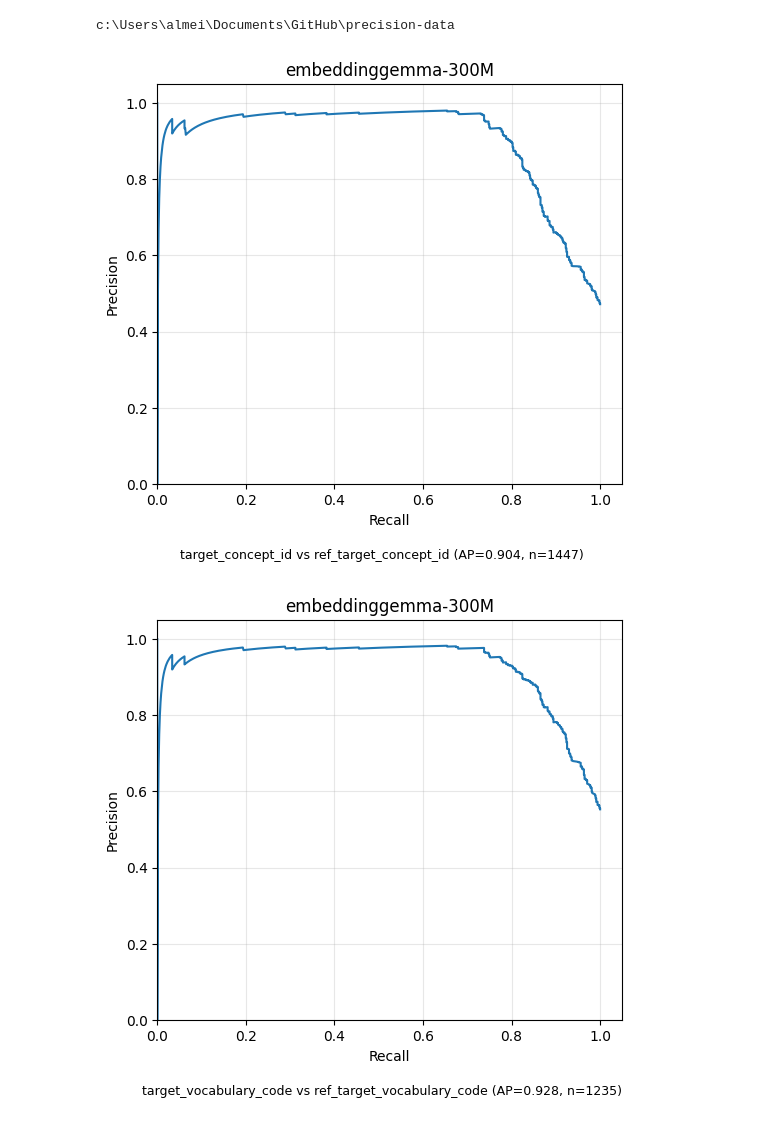
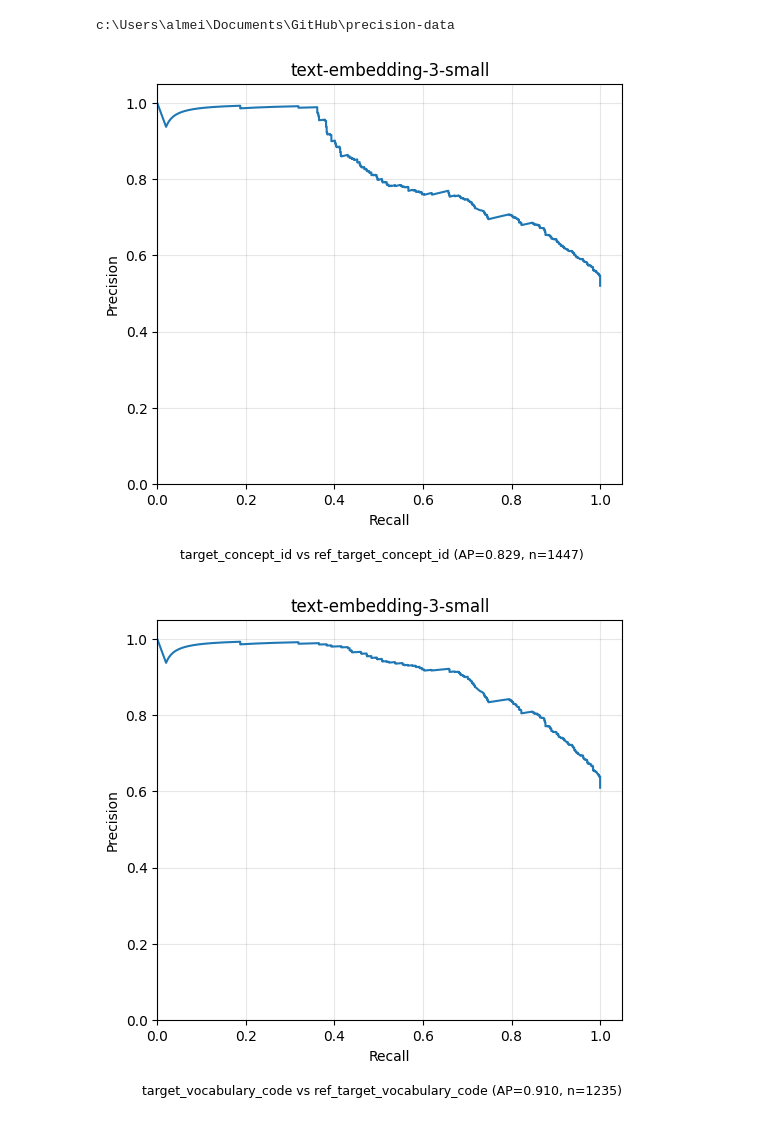
Before and after one commit to precisiondata/aatm, a Jupyter notebook: notebooks/eval.ipynb, the cells around one changed output. Saved outputs shown, nothing was run; the diff lists cells and outputs as text; code cells hidden in the pictures.

Commit message:
llm selectors

```diff
--- a/notebooks/eval.ipynb
+++ b/notebooks/eval.ipynb
@@ -178,67 +179,67 @@ def plot_pr(precision, recall, title, caption, outfile):
     fig.subplots_adjust(bottom=0.08)
 
     fig.savefig(
         outfile,
         dpi=200,
         bbox_inches="tight",
         pad_inches=0.25,
     )
 
     plt.show()
     plt.close(fig)
 
 ref_path = Path("vocabularies/SOURCE_TO_CONCEPT_MAP_revised.csv")
 
 ref_df = pd.read_csv(ref_path).dropna(subset=["target_concept_id"])
 ref_df['target_concept_id'] = ref_df['target_concept_id'].astype(int).astype(str)
 
 datasets_base_path = Path("datasets")
 datasets_base_path.mkdir(exist_ok=True)
 
 model_registry = CHROMADB_RETRIEVER_MODEL_REGISTRY
 
-for model_name in ['embeddinggemma-300M']:
-    reranker_name = "BM25"
-    eval_path = Path(f'output/{model_name}/with-reranker/{reranker_name}/mapped_source_concepts.csv')
-    eval_df = pd.read_csv(eval_path)
+for model_name in ["text-embedding-3-small"]:
+    for reranker_name in ["Qwen/Qwen3-Reranker-4B"]:
+        eval_path = Path(f'output/{model_name}/with-reranker/{reranker_name}/mapped_source_concepts.csv')
+        eval_df = pd.read_csv(eval_path)
 
-    # select rows in the same order in both dfs by source_code
-    ref_df = ref_df.sort_values('source_code')
-    eval_df = eval_df.sort_values('source_code').reset_index(drop=True)
+        # select rows in the same order in both dfs by source_code
+        ref_df = ref_df.sort_values('source_code')
+        eval_df = eval_df.sort_values('source_code').reset_index(drop=True)
 
-    ref_df_filtered = ref_df[ref_df['source_code'].isin(eval_df['source_code'])].reset_index(drop=True)
-    eval_df_filtered = eval_df
+        ref_df_filtered = ref_df[ref_df['source_code'].isin(eval_df['source_code'])].reset_index(drop=True)
+        eval_df_filtered = eval_df
 
-    assert ref_df_filtered.shape[0] == eval_df_filtered.shape[0]
-    assert ref_df_filtered['source_code'].tolist() == eval_df_filtered['source_code'].tolist()
+        assert ref_df_filtered.shape[0] == eval_df_filtered.shape[0]
+        assert ref_df_filtered['source_code'].tolist() == eval_df_filtered['source_code'].tolist()
 
-    eval_df_filtered['target_concept_id_match'] = ref_df_filtered['target_concept_id'] == eval_df_filtered['target_concept_id'].astype(str)
-    eval_df_filtered['ref_target_concept_id'] = ref_df_filtered['target_concept_id']
-    eval_df_filtered['ref_target_vocabulary_code'] = ref_df_filtered['target_vocabulary_code']
-    eval_df_filtered.to_csv(Path(model_registry[model_name]["output_path"])/"output_vs_ref.csv")
+        eval_df_filtered['target_concept_id_match'] = ref_df_filtered['target_concept_id'] == eval_df_filtered['target_concept_id'].astype(str)
+        eval_df_filtered['ref_target_concept_id'] = ref_df_filtered['target_concept_id']
+        eval_df_filtered['ref_target_vocabulary_code'] = ref_df_filtered['target_vocabulary_code']
+        eval_df_filtered.to_csv(Path(model_registry[model_name]["output_path"])/"output_vs_ref.csv")
 
-    # 1) concept_id
-    y1, s1, p1, r1, t1, ap1, n1 = pr_data(
-        eval_df_filtered,
-        "target_concept_id",
-        "ref_target_concept_id")
-    plot_pr(
-        p1,
-        r1,
-        title=f"{model_name}",
-        caption=f"target_concept_id vs ref_target_concept_id (AP={ap1:.3f}, n={n1})",
-        outfile=Path(model_registry[model_name]["output_path"], f"with-reranker/{reranker_name}")/"pr_concept_id.png")
+        # 1) concept_id
+        y1, s1, p1, r1, t1, ap1, n1 = pr_data(
+            eval_df_filtered,
+            "target_concept_id",
+            "ref_target_concept_id")
+        plot_pr(
+            p1,
+            r1,
+            title=f"{model_name}",
+            caption=f"target_concept_id vs ref_target_concept_id (AP={ap1:.3f}, n={n1})",
+            outfile=Path(model_registry[model_name]["output_path"], f"with-reranker/{reranker_name}")/"pr_concept_id.png")
 
-    # 2) vocabulary_code
-    y2, s2, p2, r2, t2, ap2, n2 = pr_data(eval_df_filtered, "target_vocabulary_code", "ref_target_vocabulary_code")
-    plot_pr(
-        p2,
-        r2,
-        title=f"{model_name}",
-        caption=f"target_vocabulary_code vs ref_target_vocabulary_code (AP={ap2:.3f}, n={n2})",
-        outfile=Path(model_registry[model_name]["output_path"], f"with-reranker/{reranker_name}")/"pr_vocabulary_code.png"
-        )
+        # 2) vocabulary_code
+        y2, s2, p2, r2, t2, ap2, n2 = pr_data(eval_df_filtered, "target_vocabulary_code", "ref_target_vocabulary_code")
+        plot_pr(
+            p2,
+            r2,
+            title=f"{model_name}",
+            caption=f"target_vocabulary_code vs ref_target_vocabulary_code (AP={ap2:.3f}, n={n2})",
+            outfile=Path(model_registry[model_name]["output_path"], f"with-reranker/{reranker_name}")/"pr_vocabulary_code.png"
+            )
 # %% [output]
 c:\Users\almei\Documents\GitHub\precision-data
-[figure, old version]
+[figure, new version]
-[figure, old version]
+[figure, new version]
```
Also changed, not shown: parts of 3 cells of this notebook, 47 other files.
